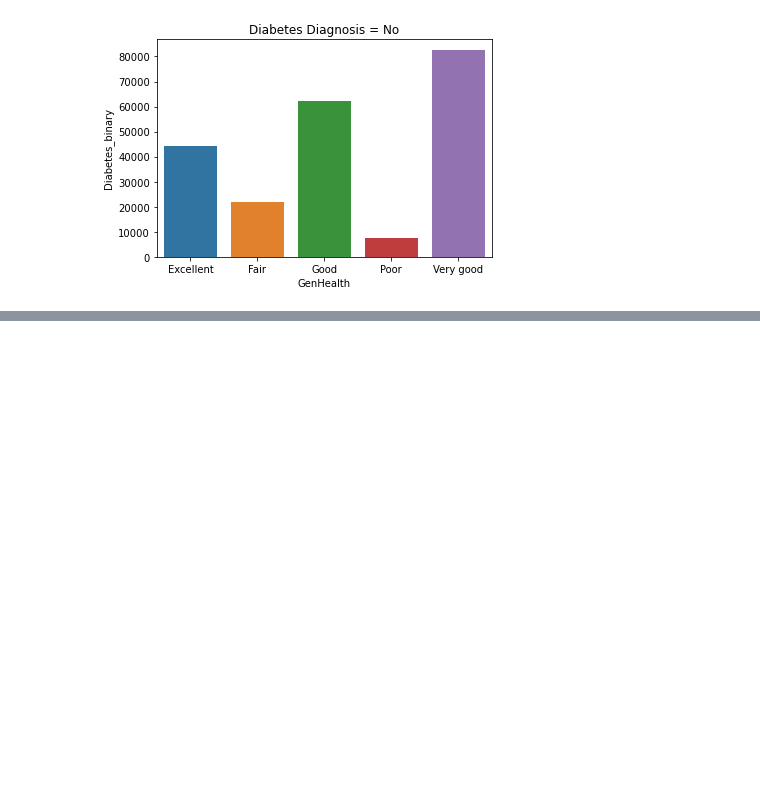
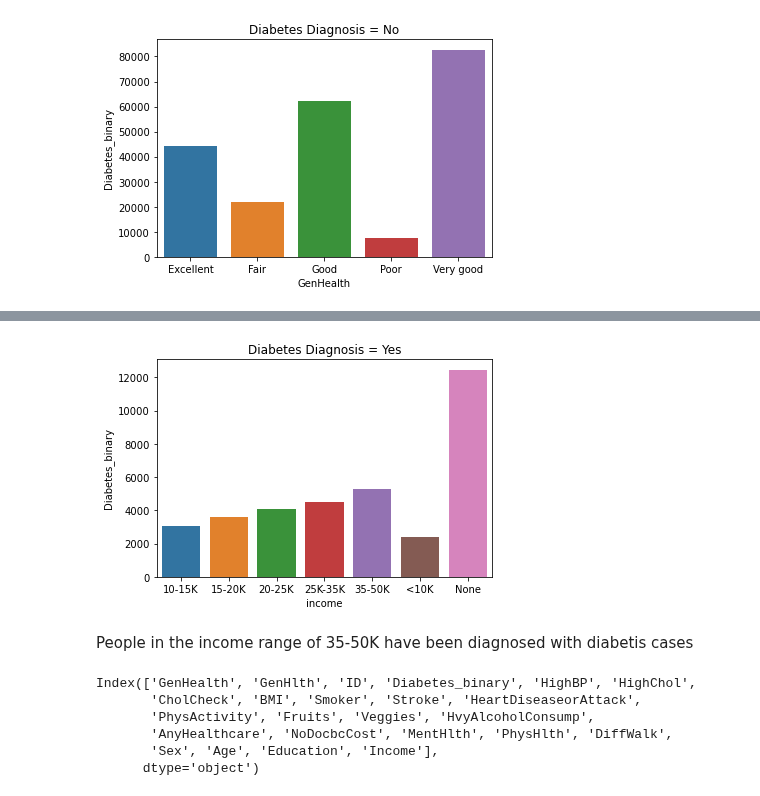
Before and after one commit to yourexodus/capstone_CDC, a Jupyter notebook: Feature_Engineering.ipynb, the cells around one changed output, grey strips where cells are left out. Saved outputs shown, nothing was run; the diff lists cells and outputs as text; code cells hidden in the pictures; blank space fills up the shorter version.

```diff
--- a/Feature_Engineering.ipynb
+++ b/Feature_Engineering.ipynb
@@ -175,0 +223,4 @@ plt.show()
+# %%
+#Merge 2 dataframes
+# Merge DataFrames based on the 'key' column
+df_concat = pd.concat([df,df_income_label], axis=1)
@@ -175,0 +249,7 @@ plt.show()
+# %%
+#1 filter only People with Diabetis 1 - True
+#2 filter only people w/o Diabetis  0 = False No diabetis
+#3 Create Bar Chart
+has_Diabetis = df_concat['Diabetes_binary'] == 1
+# %%
+has_Diabetis_df = df_concat[has_Diabetis]
@@ -175,0 +266,3 @@ plt.show()
+# %%
+income_has_Diabetis_df = has_Diabetis_df.groupby('income', as_index=False).agg('count')
+income_has_Diabetis_df.head()
@@ -175,0 +277,20 @@ plt.show()
+# %%
+sns.barplot(y='Diabetes_binary', x='income',data=income_has_Diabetis_df)
+
+# Add a title
+plt.title("Diabetes Diagnosis = Yes")
+
+plt.show()
+# %% [output]
+[figure, added]
+# %% [markdown]
+People in the income range of 35-50K have been diagnosed with diabetis cases
+# %%
+df_concat_grp.columns
+# %% [output]
+Index(['GenHealth', 'GenHlth', 'ID', 'Diabetes_binary', 'HighBP', 'HighChol',
+       'CholCheck', 'BMI', 'Smoker', 'Stroke', 'HeartDiseaseorAttack',
+       'PhysActivity', 'Fruits', 'Veggies', 'HvyAlcoholConsump',
+       'AnyHealthcare', 'NoDocbcCost', 'MentHlth', 'PhysHlth', 'DiffWalk',
+       'Sex', 'Age', 'Education', 'Income'],
+      dtype='object')
```
Also changed, not shown: parts of 28 cells of this notebook.
